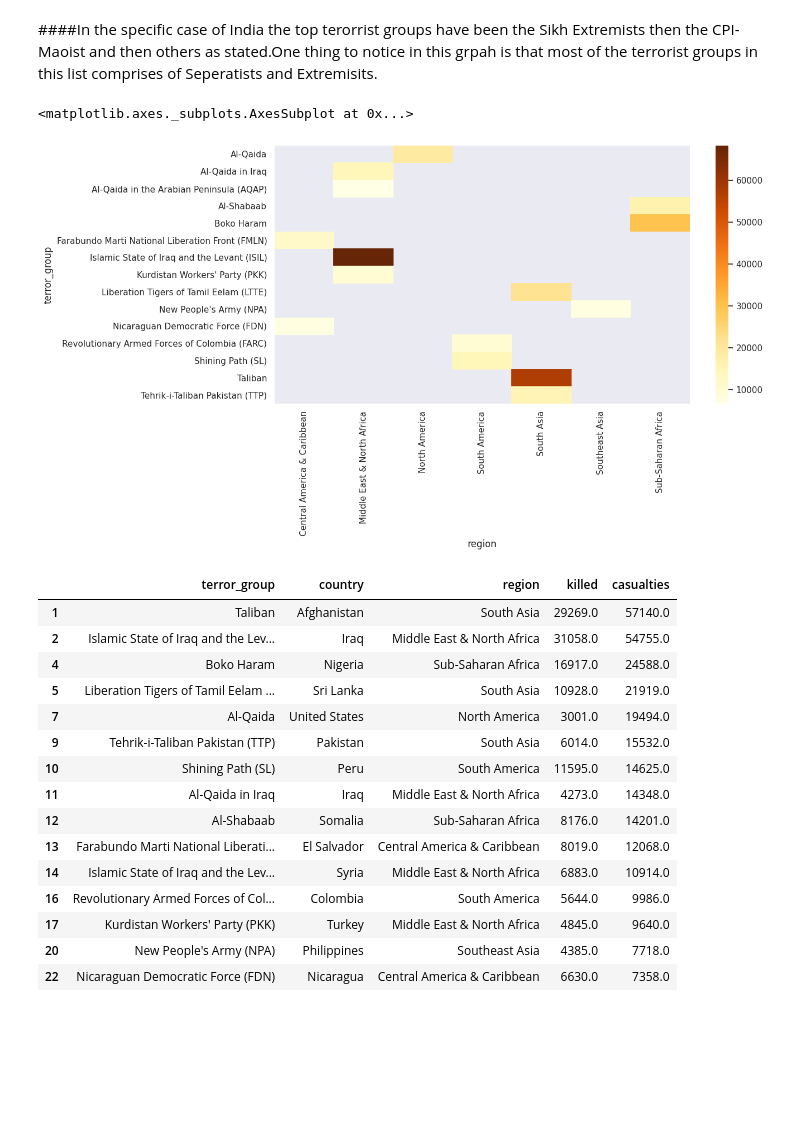
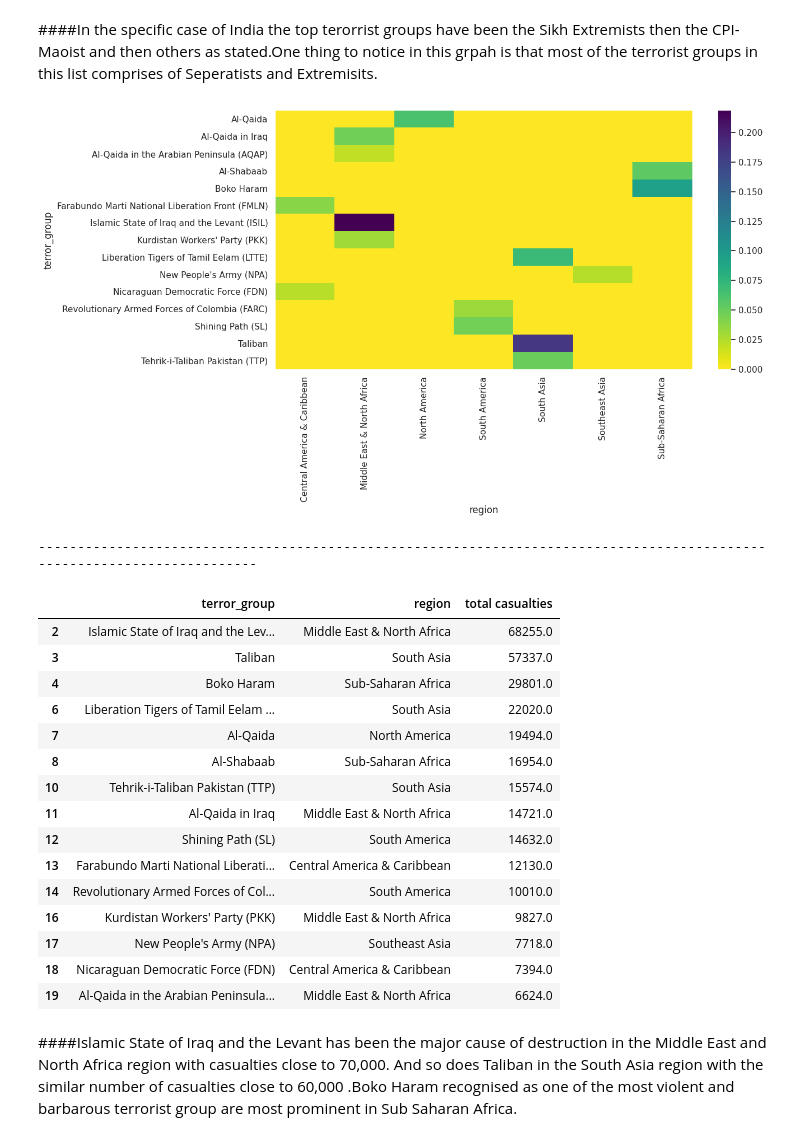
Before and after one commit to skaty5678/Global-Terrorism-Analysis, a Jupyter notebook: Global_Terrorism_Analysis_SANJEEV_KUMAR_THAKUR_.ipynb, the cells around one changed output. Saved outputs shown, nothing was run; the diff lists cells and outputs as text; code cells hidden in the pictures; blank space fills up the shorter version.

```diff
--- a/Global_Terrorism_Analysis_SANJEEV_KUMAR_THAKUR_.ipynb
+++ b/Global_Terrorism_Analysis_SANJEEV_KUMAR_THAKUR_.ipynb
@@ -525,49 +536,44 @@ plt.show()
 # %% [markdown]
 ####In the specific case of India the top terorrist groups have been the Sikh Extremists then the CPI-Maoist and then others as stated.One thing to notice in this grpah is that most of the terrorist groups in this list comprises of Seperatists and Extremisits.
 # %%
+# groupby on terorist groups in the regions where they have wrecked havoc
 gtd_x = pd.DataFrame(gtd_df.groupby(['terror_group','region']).casualties.agg(['sum']).sort_values('sum',ascending = False))
 gtd_x.reset_index(inplace = True)
 
-
+#renaming the columns
 gtd_x.rename(columns = {'sum':'total casualties'},inplace = True)
 
-
+#excluding the unknown terrorist groups from the plot
 z = gtd_x.loc[gtd_x['terror_group'] != 'Unknown'][:15]
-z
 
 
-cross3 = pd.crosstab(columns = z['terror_group'], index = z['region'],values=z['total casualties'],aggfunc=np.sum)
-cross3
+cross3 = pd.crosstab(index = z['terror_group'], columns = z['region'],values=z['total casualties'],aggfunc=np.sum,normalize = 'all')
 
-
-cross3 = pd.crosstab(index = z['terror_group'], columns = z['region'],values=z['total casualties'],aggfunc=np.sum)
+#plotting the heatmap
 plt.subplots(figsize=(12,6))
-
-sns.heatmap(cross3, fmt='.2%',cmap = 'YlOrBr')
+sns.heatmap(cross3, fmt='.2%',cmap = 'viridis_r')
+plt.show()
+print(f'-------------------------------------------------------------------------------------------------------------------------')
+#keeping the table for reference
+z
 # %% [output]
+[figure, new version]
-<matplotlib.axes._subplots.AxesSubplot at 0x...>
+-------------------------------------------------------------------------------------------------------------------------
-[figure, old version]
+|  | terror_group | region | total casualties |
+| 2 | Islamic State of Iraq and the Lev... | Middle East & North Africa | 68255.0 |
+| 3 | Taliban | South Asia | 57337.0 |
+| 4 | Boko Haram | Sub-Saharan Africa | 29801.0 |
+| 6 | Liberation Tigers of Tamil Eelam ... | South Asia | 22020.0 |
+| 7 | Al-Qaida | North America | 19494.0 |
+| 8 | Al-Shabaab | Sub-Saharan Africa | 16954.0 |
+| 10 | Tehrik-i-Taliban Pakistan (TTP) | South Asia | 15574.0 |
+| 11 | Al-Qaida in Iraq | Middle East & North Africa | 14721.0 |
+| 12 | Shining Path (SL) | South America | 14632.0 |
+| 13 | Farabundo Marti National Liberati... | Central America & Caribbean | 12130.0 |
+| 14 | Revolutionary Armed Forces of Col... | South America | 10010.0 |
+| 16 | Kurdistan Workers' Party (PKK) | Middle East & North Africa | 9827.0 |
+| 17 | New People's Army (NPA) | Southeast Asia | 7718.0 |
+| 18 | Nicaraguan Democratic Force (FDN) | Central America & Caribbean | 7394.0 |
+| 19 | Al-Qaida in the Arabian Peninsula... | Middle East & North Africa | 6624.0 |
-# %%
-gtd_c = pd.DataFrame(gtd_df.groupby(['terror_group','country','region']).agg({'killed':'sum','casualties':'sum'}).sort_values('casualties',ascending = False))
-gtd_c.reset_index(inplace = True)
-
-
-z_3 = gtd_c.loc[gtd_c['terror_group'] != 'Unknown'][:15]
-z_3
-# %% [output]
-|  | terror_group | country | region | killed | casualties |
-| 1 | Taliban | Afghanistan | South Asia | 29269.0 | 57140.0 |
-| 2 | Islamic State of Iraq and the Lev... | Iraq | Middle East & North Africa | 31058.0 | 54755.0 |
-| 4 | Boko Haram | Nigeria | Sub-Saharan Africa | 16917.0 | 24588.0 |
-| 5 | Liberation Tigers of Tamil Eelam ... | Sri Lanka | South Asia | 10928.0 | 21919.0 |
-| 7 | Al-Qaida | United States | North America | 3001.0 | 19494.0 |
-| 9 | Tehrik-i-Taliban Pakistan (TTP) | Pakistan | South Asia | 6014.0 | 15532.0 |
-| 10 | Shining Path (SL) | Peru | South America | 11595.0 | 14625.0 |
-| 11 | Al-Qaida in Iraq | Iraq | Middle East & North Africa | 4273.0 | 14348.0 |
-| 12 | Al-Shabaab | Somalia | Sub-Saharan Africa | 8176.0 | 14201.0 |
-| 13 | Farabundo Marti National Liberati... | El Salvador | Central America & Caribbean | 8019.0 | 12068.0 |
-| 14 | Islamic State of Iraq and the Lev... | Syria | Middle East & North Africa | 6883.0 | 10914.0 |
-| 16 | Revolutionary Armed Forces of Col... | Colombia | South America | 5644.0 | 9986.0 |
-| 17 | Kurdistan Workers' Party (PKK) | Turkey | Middle East & North Africa | 4845.0 | 9640.0 |
-| 20 | New People's Army (NPA) | Philippines | Southeast Asia | 4385.0 | 7718.0 |
-| 22 | Nicaraguan Democratic Force (FDN) | Nicaragua | Central America & Caribbean | 6630.0 | 7358.0 |
+# %% [markdown]
+####Islamic State of Iraq and the Levant has been the major cause of destruction in the Middle East and North Africa region with casualties close to 70,000. And so does Taliban in the South Asia region with the similar number of casualties close to 60,000 .Boko Haram recognised as one of the most violent and barbarous terrorist group are most prominent in Sub Saharan Africa.
```
Also changed, not shown: parts of 16 cells of this notebook.
